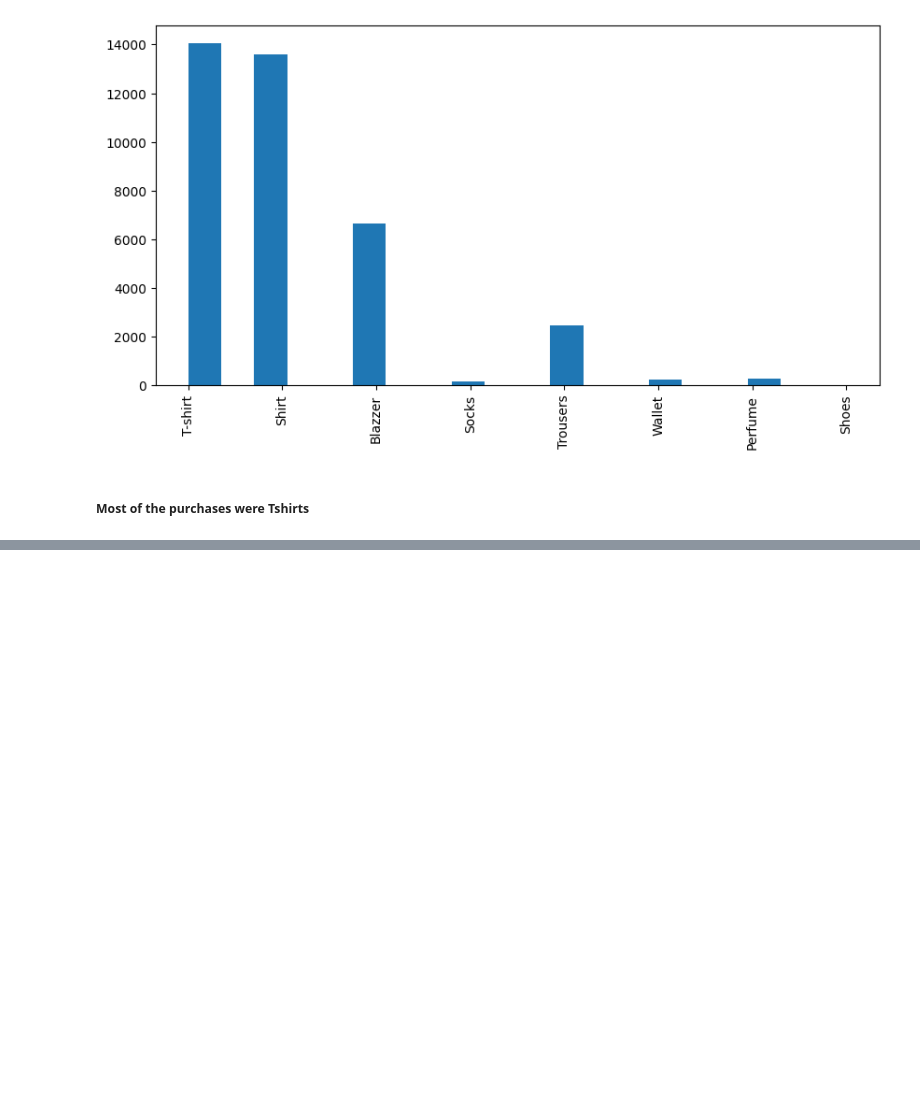
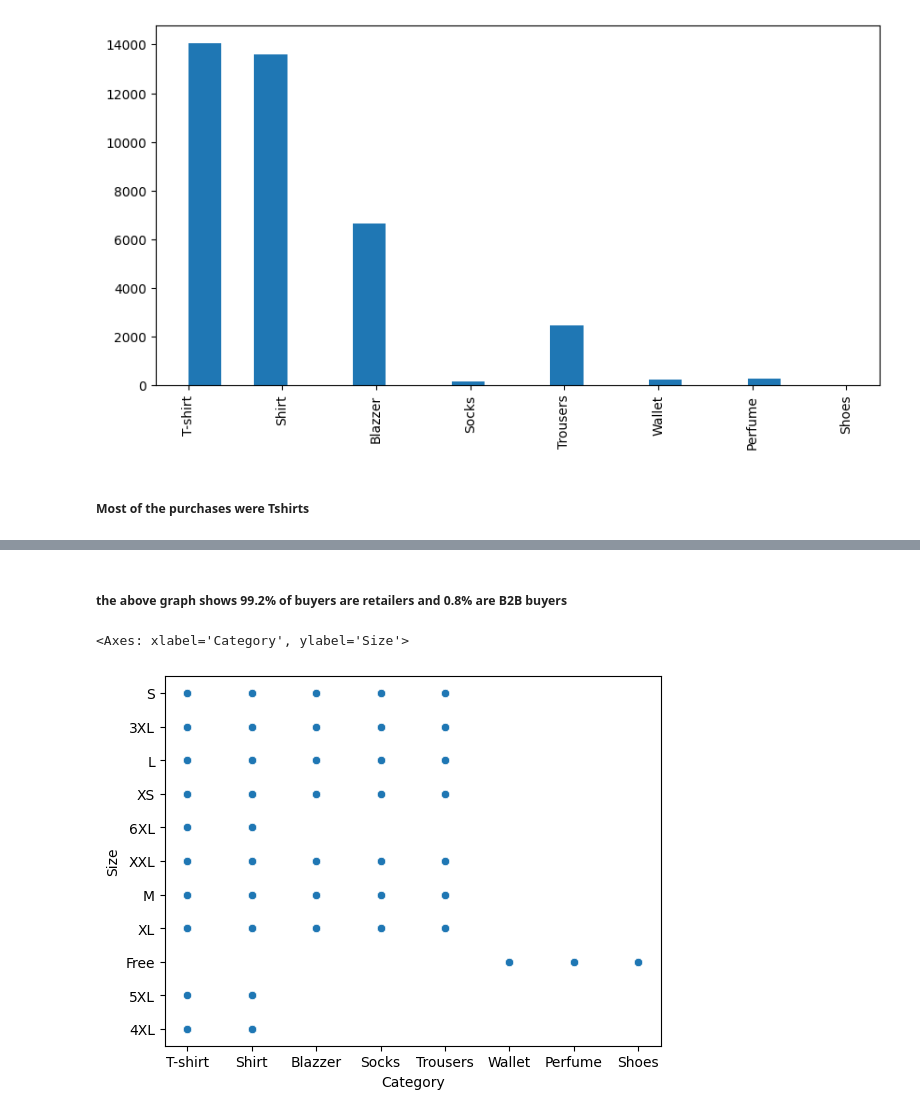
Before and after one commit to neekunj-369/DataAnalytics, a Jupyter notebook: Amazonsales.ipynb, the cells around one changed output, grey strips where cells are left out. Drawn from its saved outputs; the diff is of its cells as text; code cells hidden in the pictures; blank space fills up the shorter version.

```diff
--- a/Amazonsales.ipynb
+++ b/Amazonsales.ipynb
@@ -221,0 +228,7 @@ plt.show()
+# %% [markdown]
+##### the above graph shows 99.2% of buyers are retailers and 0.8% are B2B buyers
+# %%
+sns.scatterplot(data=df,x='Category',y='Size')
+# %% [output]
+<Axes: xlabel='Category', ylabel='Size'>
+[figure, added]
```
Also changed, not shown: parts of 7 cells of this notebook.
